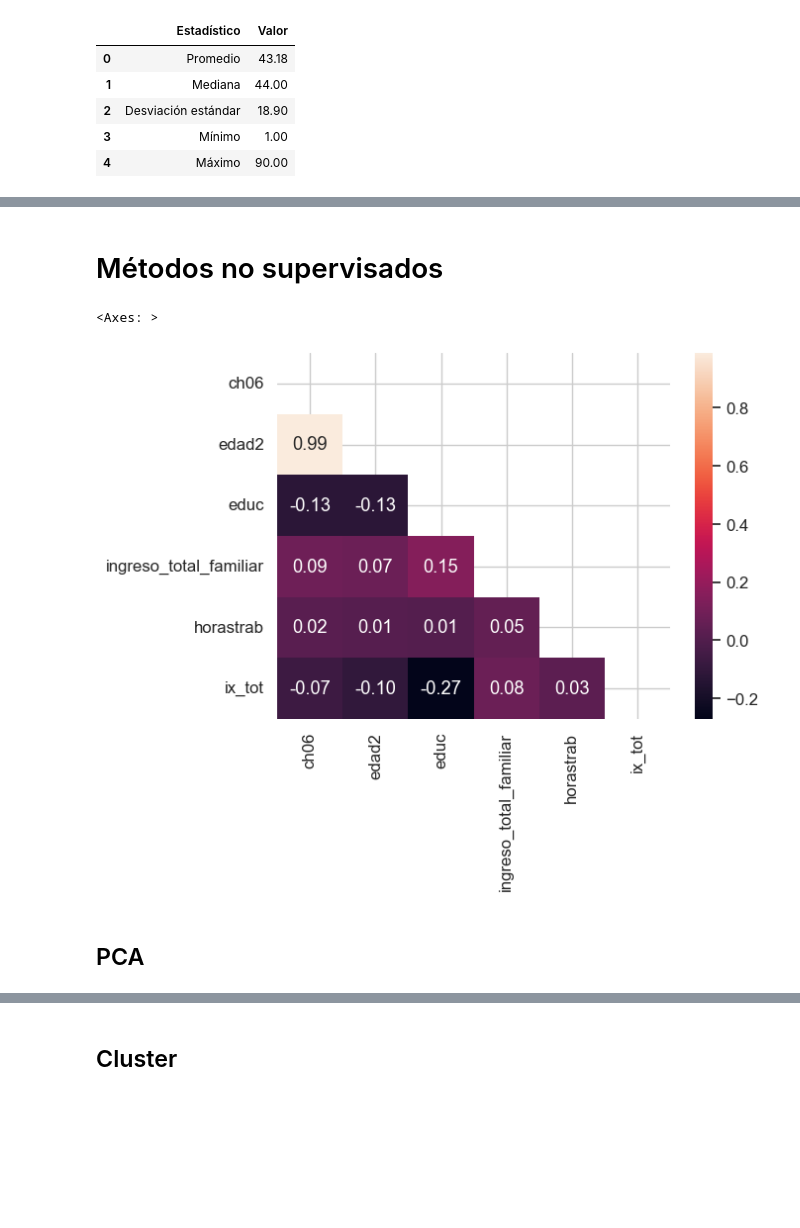
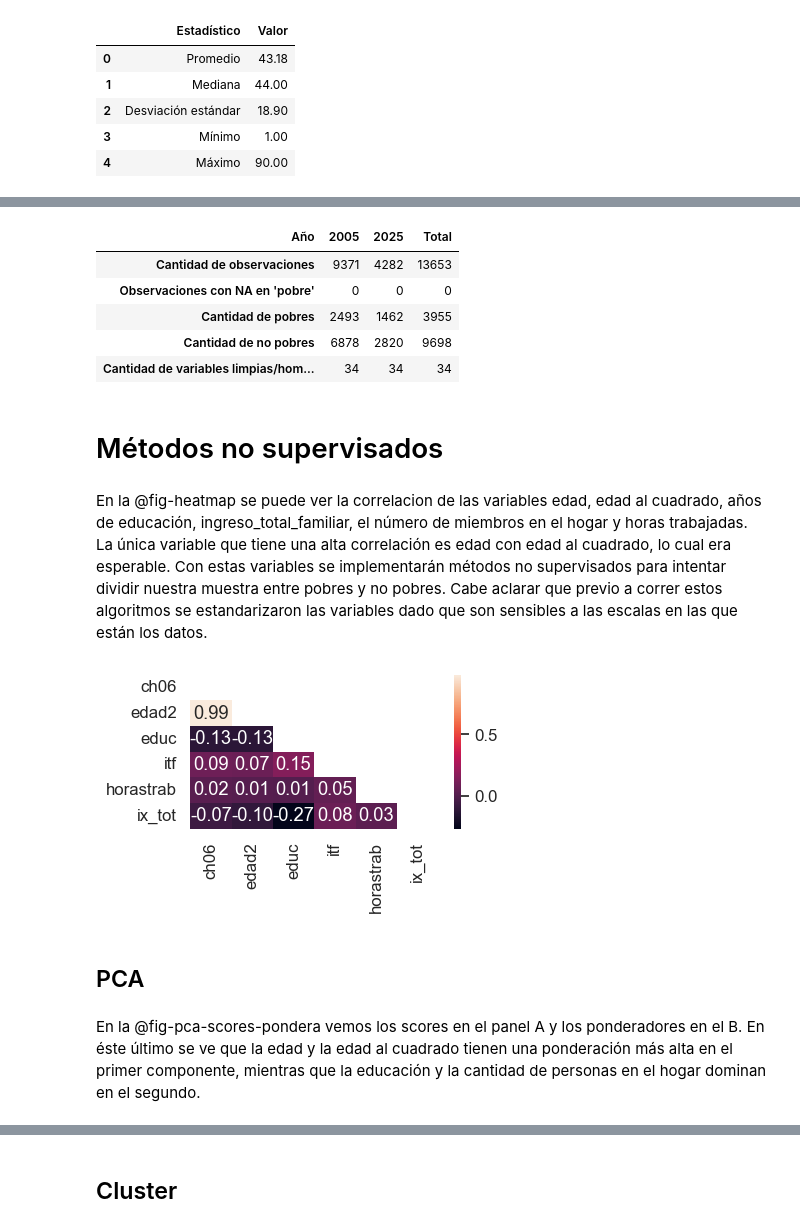
Before and after one commit to mcargnel/Big-Data-UBA-Grupo-09, a Jupyter notebook: TP2/tp2_grupo_09.ipynb, the cells around one changed output, grey strips where cells are left out. Saved outputs shown, nothing was run; the diff lists cells and outputs as text; code cells hidden in the pictures; blank space fills up the shorter version.

```diff
--- a/TP2/tp2_grupo_09.ipynb
+++ b/TP2/tp2_grupo_09.ipynb
@@ -995,3 +962,20 @@ respondieron.describe()
+# %%
+#| label: tab-base-final
+#| tbl-cap: Tabla 1. Resumen de la base final para la región seleccionada.
+#| echo: false
+#| include: true
+
+tabla_region = tabla_region.transpose()
+tabla_region.columns = tabla_region.iloc[0,:]
+tabla_region = tabla_region.iloc[1:]
+tabla_region
+# %% [output]
+| Año | 2005 | 2025 | Total |
+| Cantidad de observaciones | 9371 | 4282 | 13653 |
+| Observaciones con NA en 'pobre' | 0 | 0 | 0 |
+| Cantidad de pobres | 2493 | 1462 | 3955 |
+| Cantidad de no pobres | 6878 | 2820 | 9698 |
+| Cantidad de variables limpias/hom... | 34 | 34 | 34 |
 # %% [markdown]
 # Métodos no supervisados
 # %%
@@ -1004,14 +988,25 @@ vars_2 = ['ch06', 'edad2', 'educ','ingreso_total_familiar','horastrab', 'ix_tot'
 X = respondieron[vars_2].copy()
 
 X.dropna(inplace=True)
+# %%
+X = X.rename(columns={'ingreso_total_familiar': 'itf'})
+# %% [markdown]
+En la @fig-heatmap se puede ver la correlacion de las variables edad, edad al cuadrado, años de educación, ingreso_total_familiar, el número de miembros en el hogar y horas trabajadas. La única variable que tiene una alta correlación es edad con edad al cuadrado, lo cual era esperable. Con estas variables se implementarán métodos no supervisados para intentar dividir nuestra muestra entre pobres y no pobres. Cabe aclarar que previo a correr estos algoritmos se estandarizaron las variables dado que son sensibles a las escalas en las que están los datos.
 # %%
+#| label: fig-heatmap
+#| fig-cap: Heatmap con correlaciones de las variables incluidas.
+#| echo: false
+#| include: true
+#| fig-width: 2
+#| fig-height: 1.5
+
 corr_X = X.corr()
 mask = np.triu(np.ones_like(corr_X, dtype=bool))
-plt.figure()
+fig, ax = plt.subplots(figsize=(4,2))
 sns.heatmap(corr_X, annot=True, mask=mask, fmt=".2f")
+ax.grid(False)
 # %% [output]
-<Axes: >
-[figure, old version]
+[figure, new version]
 # %%
 scaler = StandardScaler(with_std=True, with_mean=True)
 X_scaled = pd.DataFrame(scaler.fit_transform(X), columns=X.columns)
@@ -1020,4 +1015,6 @@ X_scaled = pd.DataFrame(scaler.fit_transform(X), columns=X.columns)
 # %%
 pca = PCA()
 scores = pca.fit_transform(X_scaled)
+# %% [markdown]
+En la @fig-pca-scores-pondera vemos los scores en el panel A y los ponderadores en el B. En éste último se ve que la edad y la edad al cuadrado tienen una ponderación más alta en el primer componente, mientras que la educación y la cantidad de personas en el hogar dominan en el segundo.
 # %%
```
Also changed, not shown: parts of 22 cells of this notebook, 2 other files.
